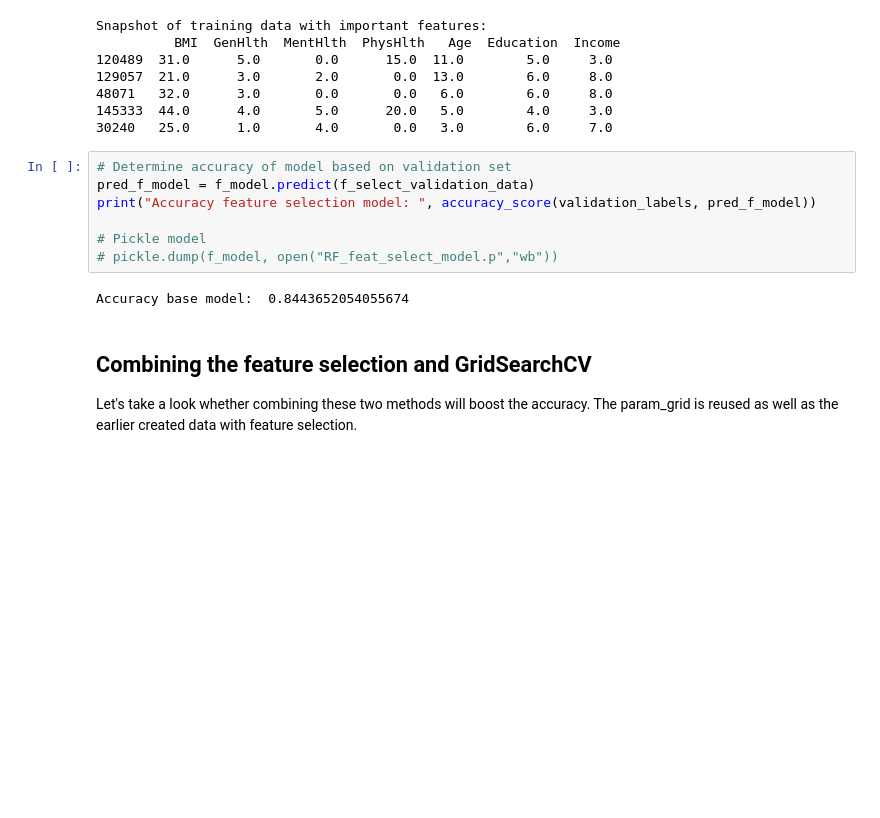
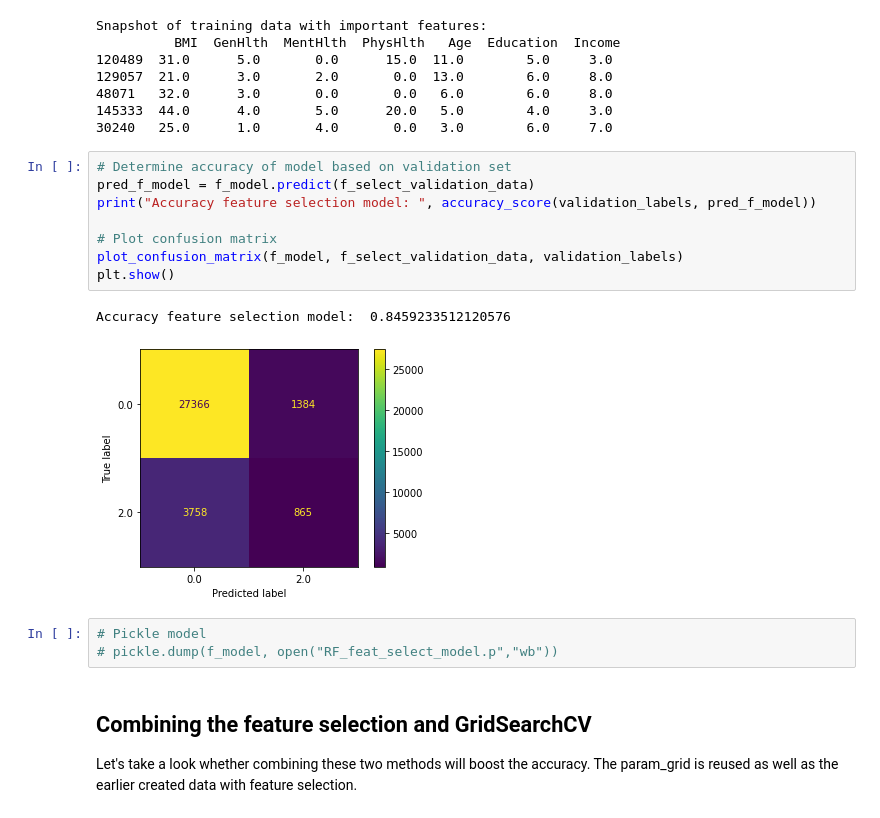
Before and after one commit to SleepingSamael/VU_ML_2022_group_77, a Jupyter notebook: RandomForest_Attempt_1.ipynb, the cells around one changed output. Cells and saved outputs as stored; diff of their text form; blank space fills up the shorter version.

```diff
--- a/RandomForest_Attempt_1.ipynb
+++ b/RandomForest_Attempt_1.ipynb
@@ -128,12 +169,17 @@ Snapshot of training data with important features:
 # %%
 # Determine accuracy of model based on validation set
 pred_f_model = f_model.predict(f_select_validation_data)
 print("Accuracy feature selection model: ", accuracy_score(validation_labels, pred_f_model))
 
-# Pickle model
-# pickle.dump(f_model, open("RF_feat_select_model.p","wb"))
+# Plot confusion matrix
+plot_confusion_matrix(f_model, f_select_validation_data, validation_labels)
+plt.show()
 # %% [output]
-Accuracy base model:  0.8443652054055674
+Accuracy feature selection model:  0.8459233512120576
+[figure, added]
+# %%
+# Pickle model
+# pickle.dump(f_model, open("RF_feat_select_model.p","wb"))
 # %% [markdown]
 ## <b>Combining the feature selection and GridSearchCV</b>
 Let's take a look whether combining these two methods will boost the accuracy.
```
Also changed, not shown: parts of 15 cells of this notebook.
